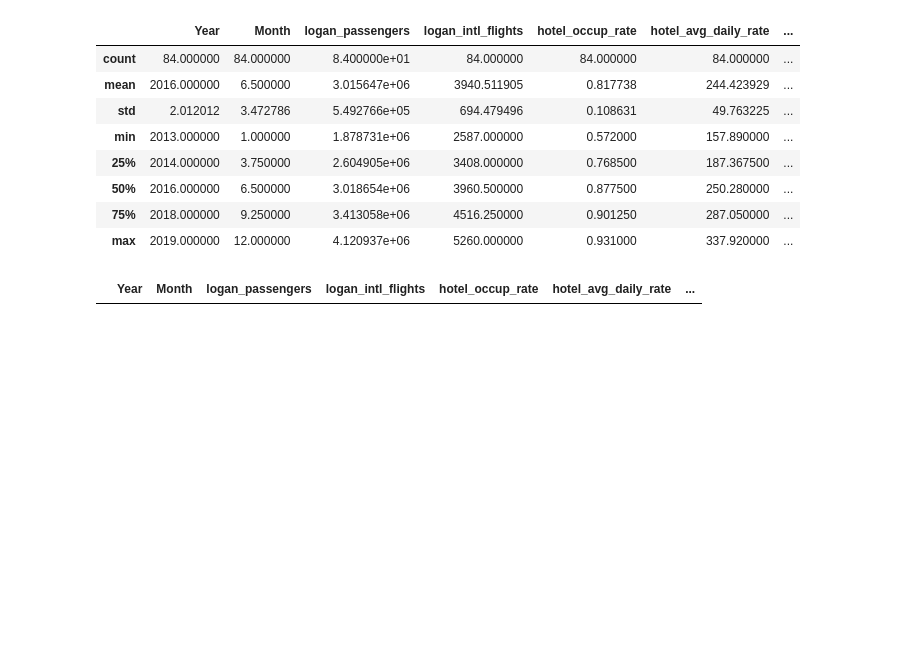
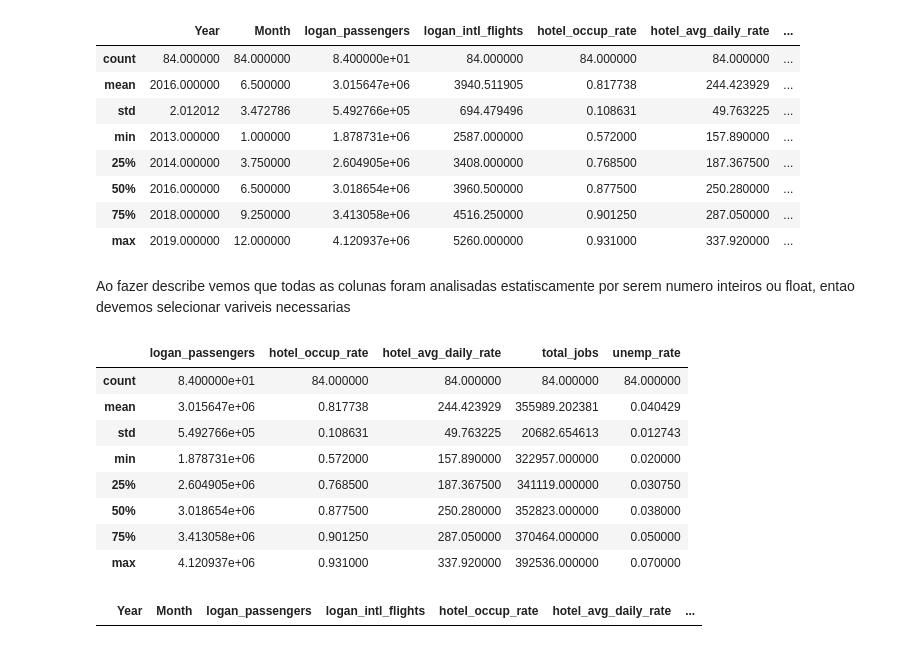
Before and after one commit to francisbowe/analise_economica, a Jupyter notebook: main.ipynb, the cells around one changed output. Saved outputs shown, nothing was run; the diff lists cells and outputs as text; code cells hidden in the pictures; blank space fills up the shorter version.

```diff
--- a/main.ipynb
+++ b/main.ipynb
@@ -76,6 +76,22 @@ df.describe()
 | 50% | 2016.000000 | 6.500000 | 3.018654e+06 | 3960.500000 | 0.877500 | 250.280000 | ... |
 | 75% | 2018.000000 | 9.250000 | 3.413058e+06 | 4516.250000 | 0.901250 | 287.050000 | ... |
 | max | 2019.000000 | 12.000000 | 4.120937e+06 | 5260.000000 | 0.931000 | 337.920000 | ... |
+# %% [markdown]
+Ao fazer describe vemos que todas as colunas foram analisadas estatiscamente por serem numero inteiros ou float, entao devemos selecionar variveis necessarias
+# %%
+# Escolhendo manualmente
+colunas_de_interesse = ['logan_passengers', 'hotel_occup_rate', 'hotel_avg_daily_rate', 'total_jobs', 'unemp_rate']
+df[colunas_de_interesse].describe()
+# %% [output]
+|  | logan_passengers | hotel_occup_rate | hotel_avg_daily_rate | total_jobs | unemp_rate |
+| count | 8.400000e+01 | 84.000000 | 84.000000 | 84.000000 | 84.000000 |
+| mean | 3.015647e+06 | 0.817738 | 244.423929 | 355989.202381 | 0.040429 |
+| std | 5.492766e+05 | 0.108631 | 49.763225 | 20682.654613 | 0.012743 |
+| min | 1.878731e+06 | 0.572000 | 157.890000 | 322957.000000 | 0.020000 |
+| 25% | 2.604905e+06 | 0.768500 | 187.367500 | 341119.000000 | 0.030750 |
+| 50% | 3.018654e+06 | 0.877500 | 250.280000 | 352823.000000 | 0.038000 |
+| 75% | 3.413058e+06 | 0.901250 | 287.050000 | 370464.000000 | 0.050000 |
+| max | 4.120937e+06 | 0.931000 | 337.920000 | 392536.000000 | 0.070000 |
 # %%
 #verificar se existem valores duplicados
 df[df.duplicated()]
```
Also changed, not shown: parts of 5 cells of this notebook.
